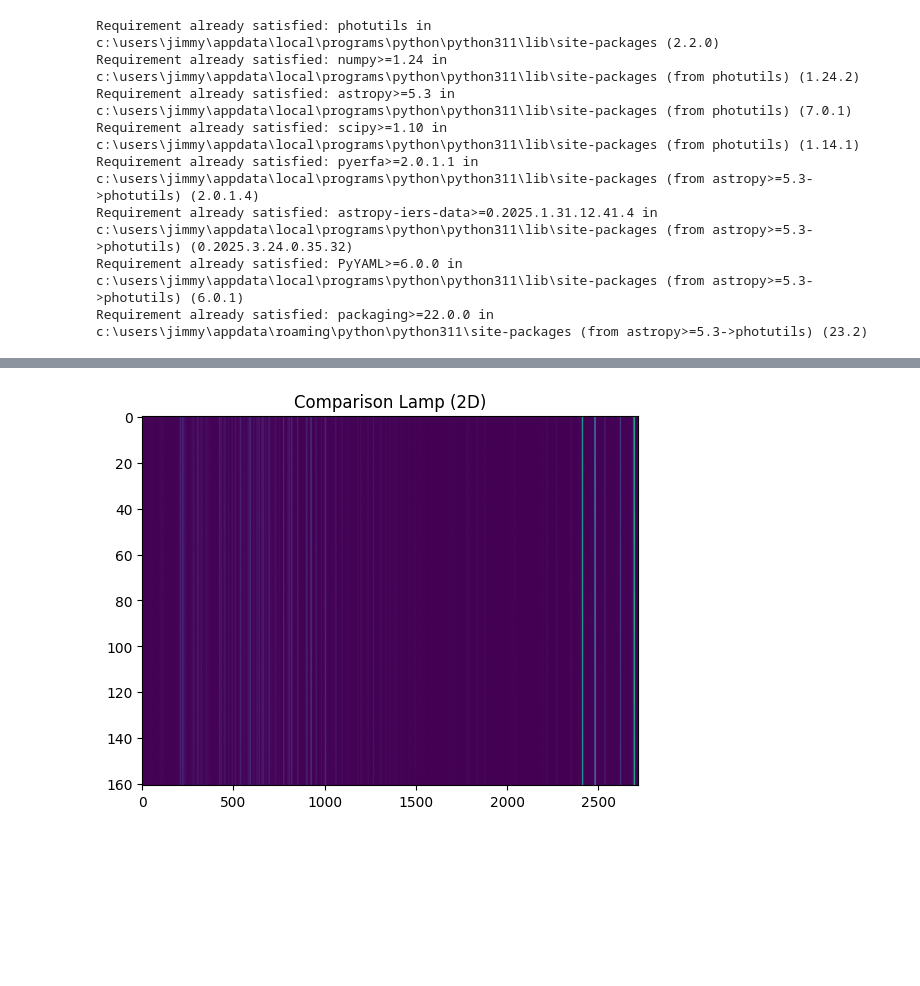
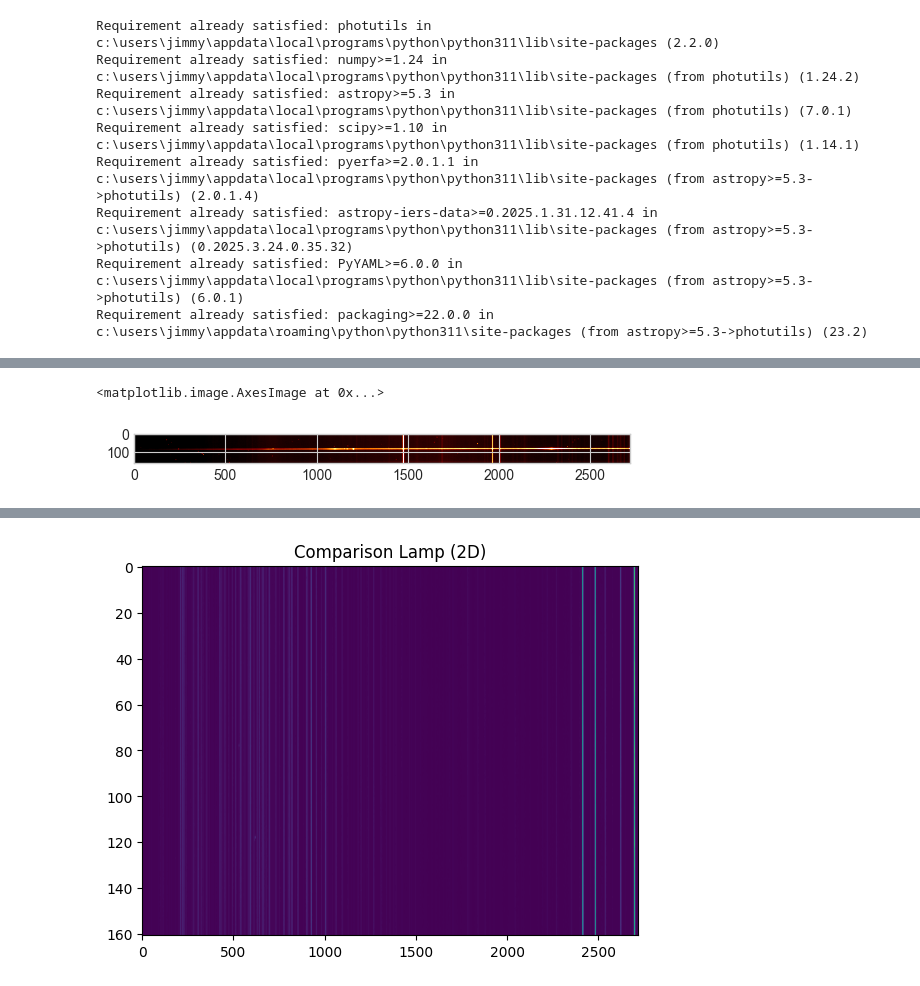
Before and after one commit to jpatton63/Astron100_Final_Project, a Jupyter notebook: Astron100_Final_Project.ipynb, the cells around one changed output, grey strips where cells are left out. Drawn from its saved outputs; the diff is of its cells as text; code cells hidden in the pictures; blank space fills up the shorter version.

```diff
--- a/Astron100_Final_Project.ipynb
+++ b/Astron100_Final_Project.ipynb
@@ -85,3 +90,12 @@ plt.imshow(master_flat, vmax = np.percentile(master_flat, 99),
+# %%
+science = fits.getdata(science_list[0])
+
+plt.imshow(science, vmax = np.percentile(science, 99),
+           vmin = np.percentile(science, 10),
+           cmap = 'afmhot')
+# %% [output]
+<matplotlib.image.AxesImage at 0x...>
+[figure, added]
 # %%
 science = fits.getdata(science_list[0])
 final = (science - master_bias) / master_flat
```
Also changed, not shown: parts of 47 cells of this notebook.
